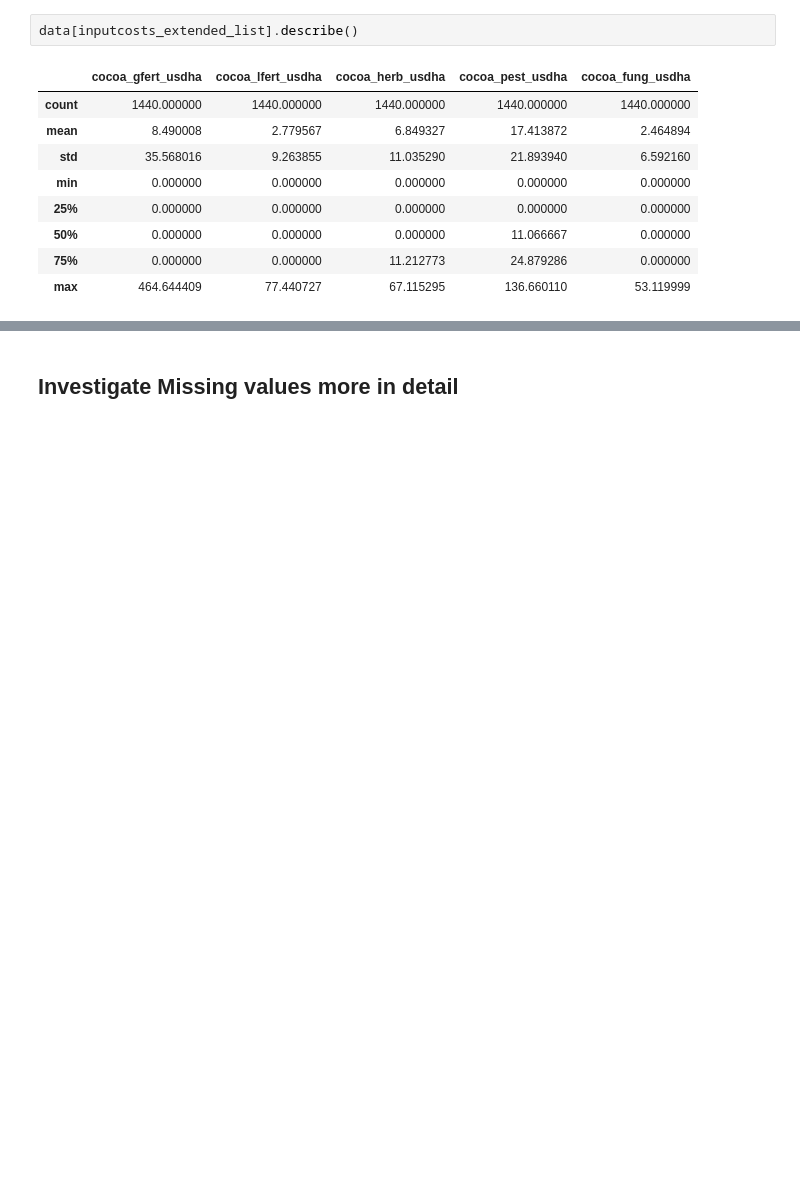
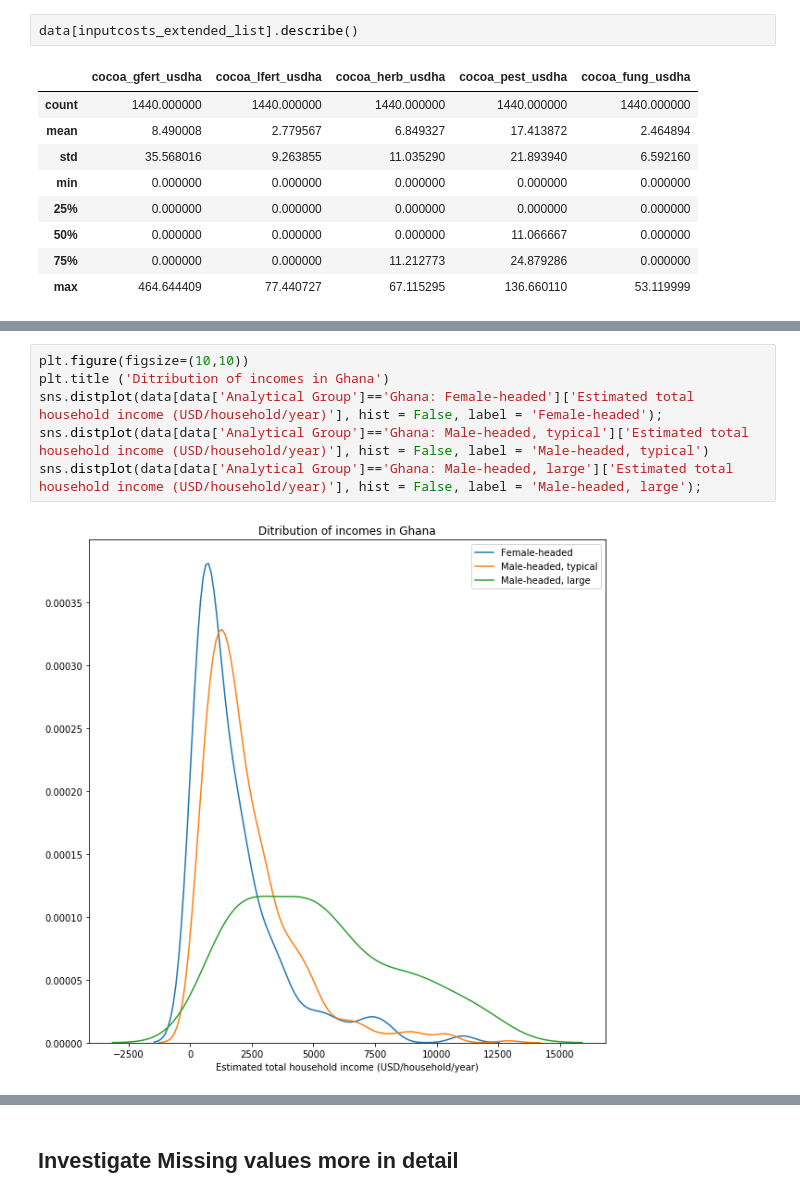
Before and after one commit to mtyszler/LivingIncomeModel, a Jupyter notebook: LivingIncomeAnalysis.ipynb, the cells around one changed output, grey strips where cells are left out. Drawn from its saved outputs; the diff is of its cells as text; blank space fills up the shorter version.

```diff
--- a/LivingIncomeAnalysis.ipynb
+++ b/LivingIncomeAnalysis.ipynb
@@ -586,0 +739,8 @@ data[inputcosts_extended_list].describe()
+# %%
+plt.figure(figsize=(10,10))
+plt.title ('Ditribution of incomes in Ghana')
+sns.distplot(data[data['Analytical Group']=='Ghana: Female-headed']['Estimated total household income (USD/household/year)'], hist = False, label = 'Female-headed');
+sns.distplot(data[data['Analytical Group']=='Ghana: Male-headed, typical']['Estimated total household income (USD/household/year)'], hist = False, label = 'Male-headed, typical')
+sns.distplot(data[data['Analytical Group']=='Ghana: Male-headed, large']['Estimated total household income (USD/household/year)'], hist = False, label = 'Male-headed, large');
+# %% [output]
+[figure, added]
```
Also changed, not shown: parts of 79 cells of this notebook.
